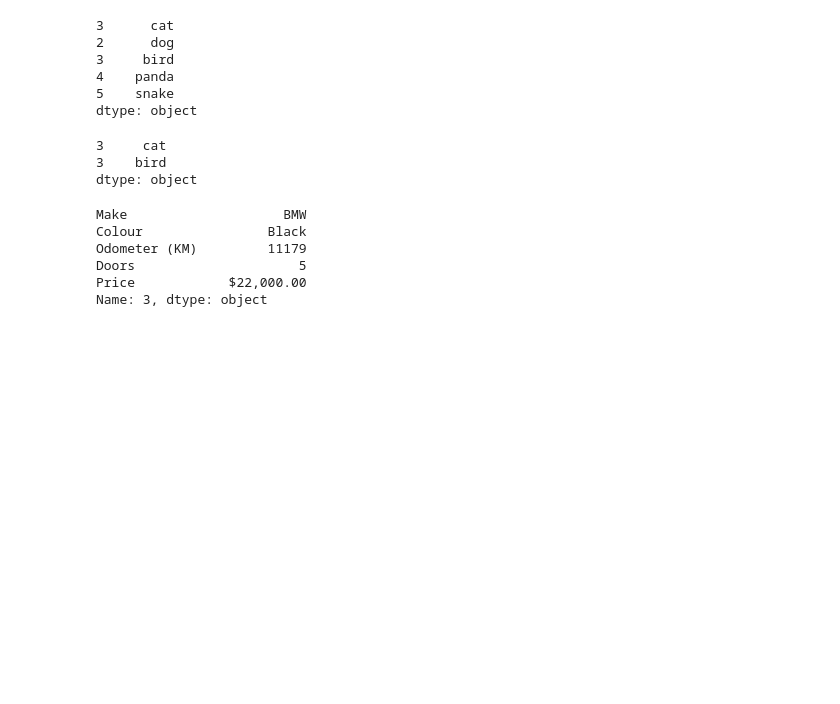
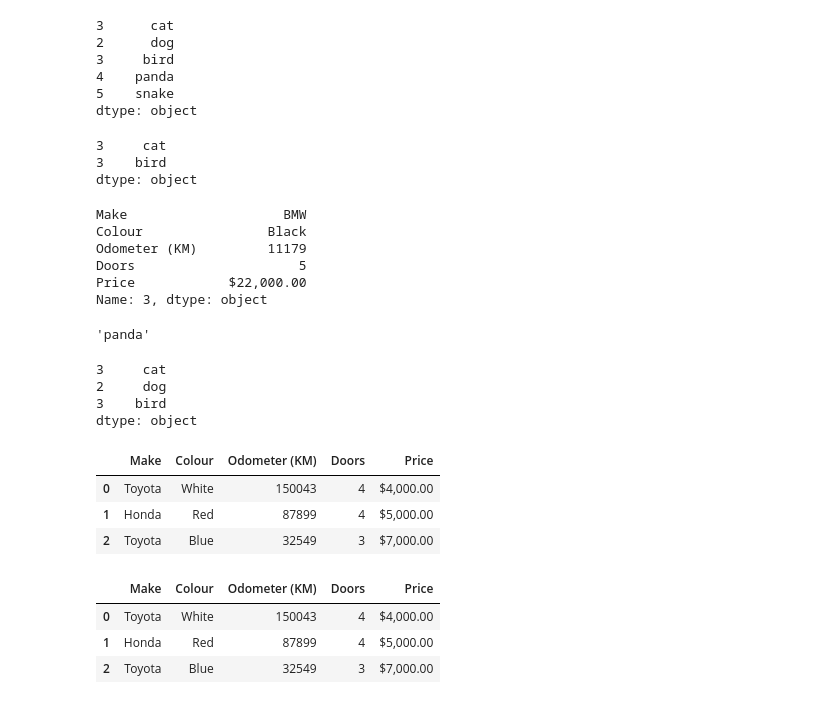
Before and after one commit to ravikantpal1408/Analytics, a Jupyter notebook: sample_project/introduction_to_pandas.ipynb, the cells around one changed output. Drawn from its saved outputs; the diff is of its cells as text; code cells hidden in the pictures; blank space fills up the shorter version.

Commit message:
done with few pandas function

```diff
--- a/sample_project/introduction_to_pandas.ipynb
+++ b/sample_project/introduction_to_pandas.ipynb
@@ -225,12 +225,12 @@ animals
 4    panda
 5    snake
 dtype: object
-# %%
-animals.loc[3]
-# %% [output]
-3     cat
-3    bird
-dtype: object
+# %%
+animals.loc[3] # loc refers to current index of the element
+# %% [output]
+3     cat
+3    bird
+dtype: object
 # %%
 car_sales.loc[3]
 # %% [output]
@@ -240,3 +240,29 @@ Odometer (KM)         11179
 Doors                     5
 Price            $22,000.00
 Name: 3, dtype: object
+# %%
+# iloc refers to position of the element from the top
+animals.iloc[3]
+# %% [output]
+'panda'
+# %%
+animals.iloc[:3]
+# %% [output]
+3     cat
+2     dog
+3    bird
+dtype: object
+# %%
+car_sales.iloc[:3]
+# %% [output]
+|  | Make | Colour | Odometer (KM) | Doors | Price |
+| 0 | Toyota | White | 150043 | 4 | $4,000.00 |
+| 1 | Honda | Red | 87899 | 4 | $5,000.00 |
+| 2 | Toyota | Blue | 32549 | 3 | $7,000.00 |
+# %%
+car_sales.head(3)
+# %% [output]
+|  | Make | Colour | Odometer (KM) | Doors | Price |
+| 0 | Toyota | White | 150043 | 4 | $4,000.00 |
+| 1 | Honda | Red | 87899 | 4 | $5,000.00 |
+| 2 | Toyota | Blue | 32549 | 3 | $7,000.00 |
```
Also changed, not shown: parts of 1 cell of this notebook.
